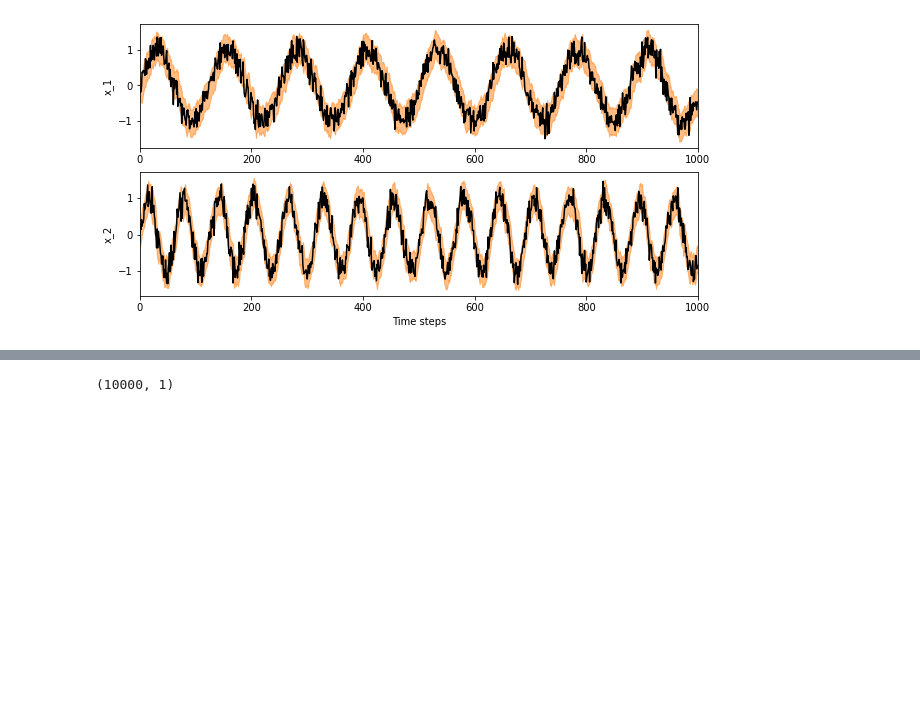
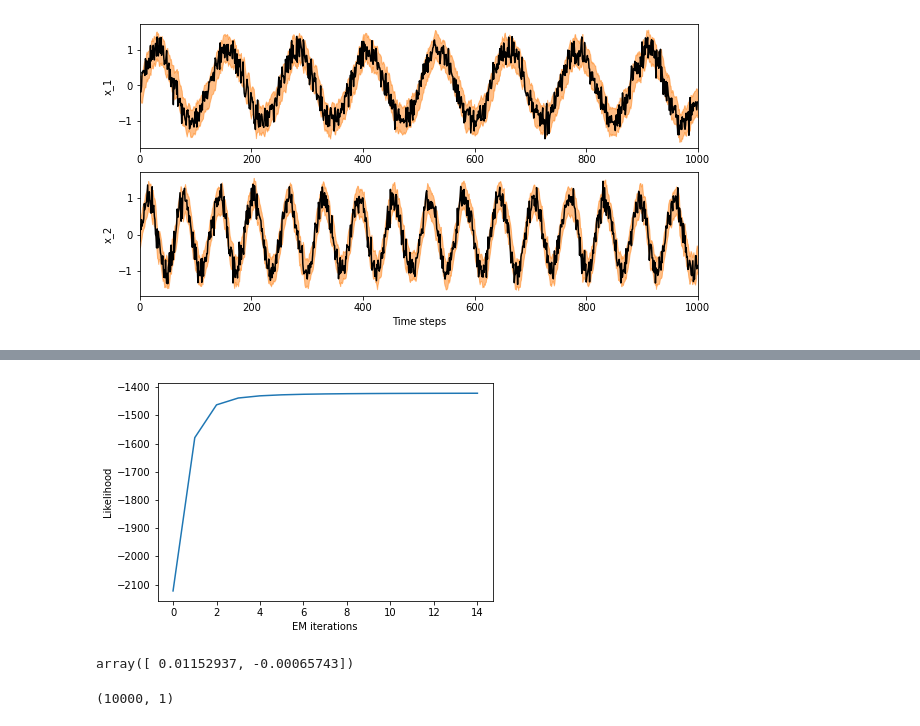
Before and after one commit to christiando/gaussian-toolbox, a Jupyter notebook: notebooks/timeseries/SSMExamples.ipynb, the cells around one changed output, grey strips where cells are left out. Cells and saved outputs as stored; diff of their text form; code cells hidden in the pictures; blank space fills up the shorter version.

```diff
--- a/notebooks/timeseries/SSMExamples.ipynb
+++ b/notebooks/timeseries/SSMExamples.ipynb
@@ -173,3 +166,14 @@ autograd.builtins.dict
+# %%
+pyplot.plot(ssm_em.llk_list[1:])
+pyplot.xlabel('EM iterations')
+pyplot.ylabel('Likelihood')
+pyplot.show()
+# %% [output]
+[figure, added]
+# %%
+numpy.linalg.eigvals(ssm_em.sm.Qz)
+# %% [output]
+array([ 0.01152937, -0.00065743])
 # %%
 A_mat = numpy.zeros((T*self.Dk, 1, pz_k.D))
 A_mat[:,0,self.Dz:] = numpy.tile(self.state_density.W, (T,1))
```
Also changed, not shown: parts of 13 cells of this notebook.
